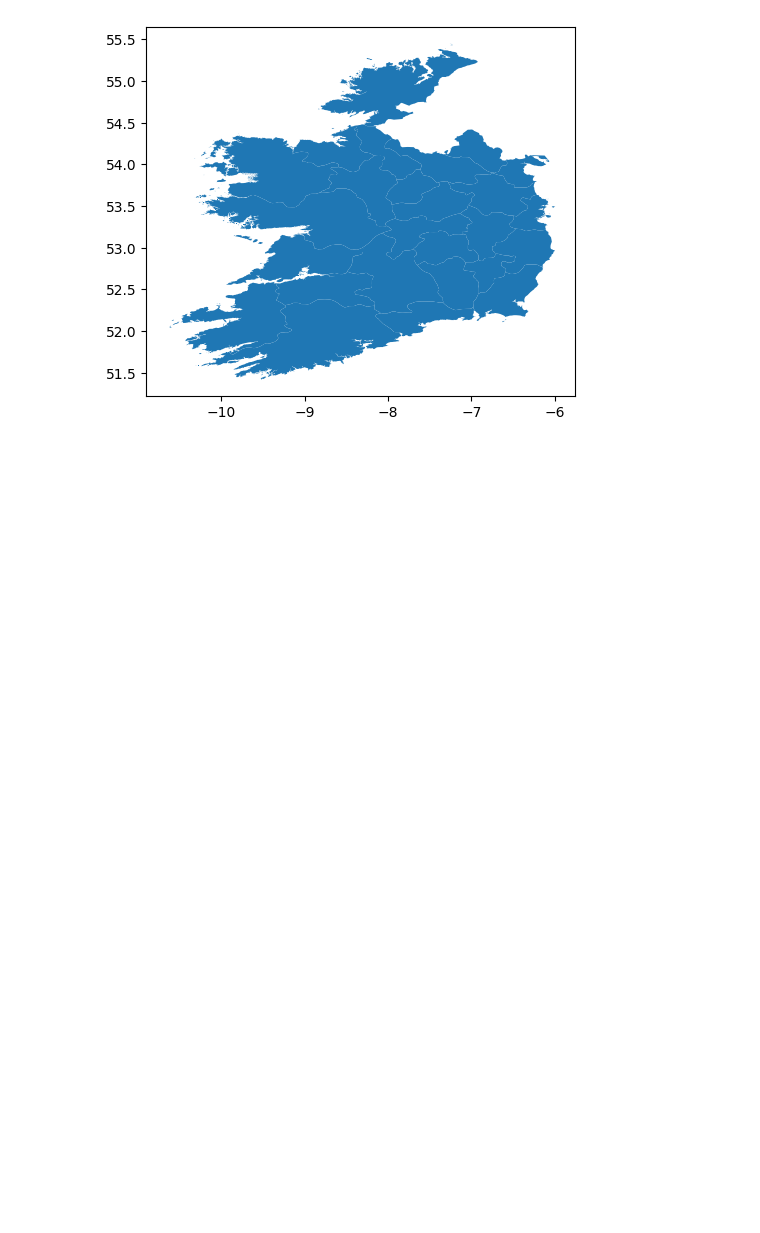
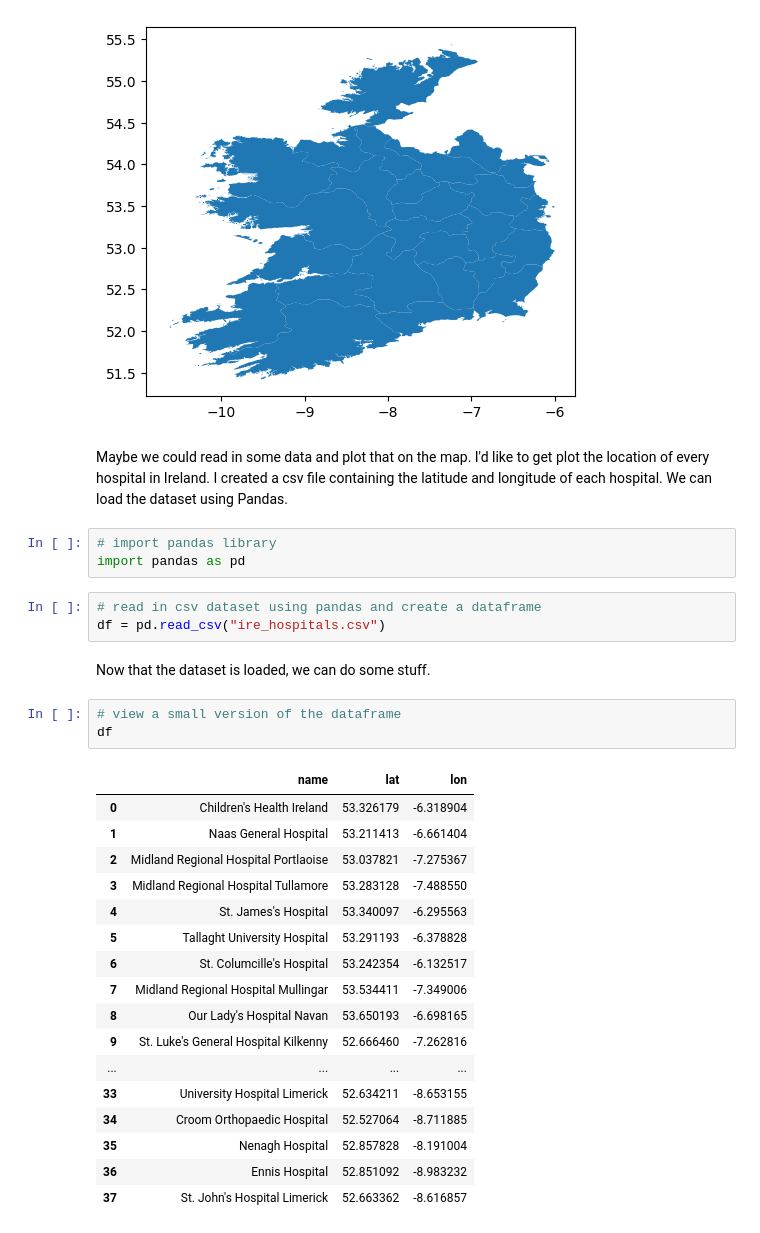
Before and after one commit to holmstead/mapping, a Jupyter notebook: mapping.ipynb, the cells around one changed output. Saved outputs shown, nothing was run; the diff lists cells and outputs as text; blank space fills up the shorter version.

```diff
--- a/mapping.ipynb
+++ b/mapping.ipynb
@@ -18,3 +18,34 @@ sf.plot()
 # %% [output]
 <Axes: >
 [figure]
+# %% [markdown]
+Maybe we could read in some data and plot that on the map. I'd like to get plot the location of every hospital in Ireland. I created a csv file containing the latitude and longitude of each hospital. We can load the dataset using Pandas.
+# %%
+# import pandas library
+import pandas as pd
+# %%
+# read in csv dataset using pandas and create a dataframe
+df = pd.read_csv("ire_hospitals.csv")
+# %% [markdown]
+Now that the dataset is loaded, we can do some stuff.
+# %%
+# view a small version of the dataframe
+df
+# %% [output]
+|  | name | lat | lon |
+| 0 | Children's Health Ireland | 53.326179 | -6.318904 |
+| 1 | Naas General Hospital | 53.211413 | -6.661404 |
+| 2 | Midland Regional Hospital Portlaoise | 53.037821 | -7.275367 |
+| 3 | Midland Regional Hospital Tullamore | 53.283128 | -7.488550 |
+| 4 | St. James's Hospital | 53.340097 | -6.295563 |
+| 5 | Tallaght University Hospital | 53.291193 | -6.378828 |
+| 6 | St. Columcille's Hospital | 53.242354 | -6.132517 |
+| 7 | Midland Regional Hospital Mullingar | 53.534411 | -7.349006 |
+| 8 | Our Lady's Hospital Navan | 53.650193 | -6.698165 |
+| 9 | St. Luke's General Hospital Kilkenny | 52.666460 | -7.262816 |
+| ... | ... | ... | ... |
+| 33 | University Hospital Limerick | 52.634211 | -8.653155 |
+| 34 | Croom Orthopaedic Hospital | 52.527064 | -8.711885 |
+| 35 | Nenagh Hospital | 52.857828 | -8.191004 |
+| 36 | Ennis Hospital | 52.851092 | -8.983232 |
+| 37 | St. John's Hospital Limerick | 52.663362 | -8.616857 |
```
Also changed, not shown: parts of 3 cells of this notebook.
